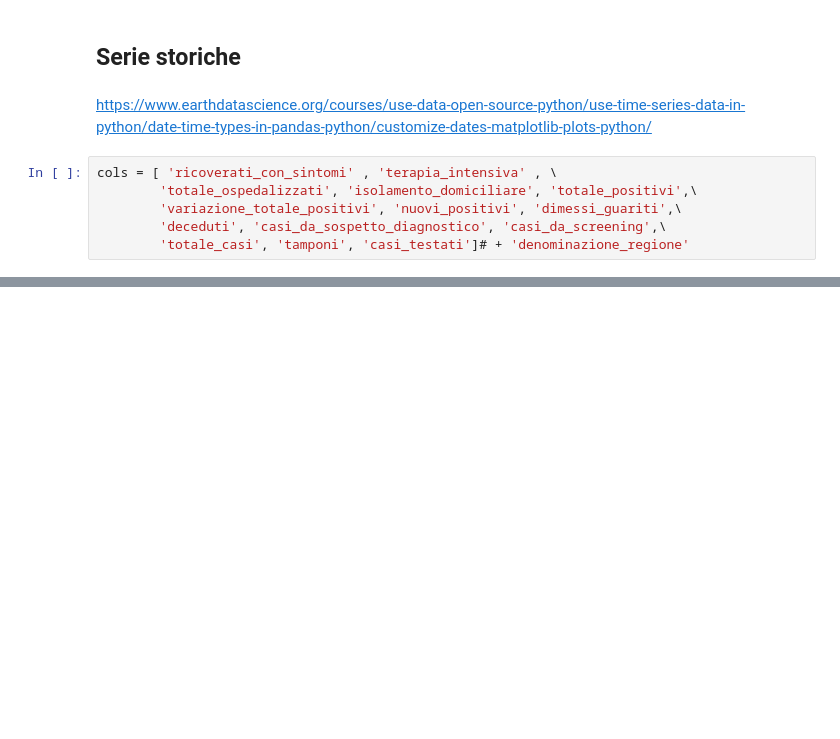
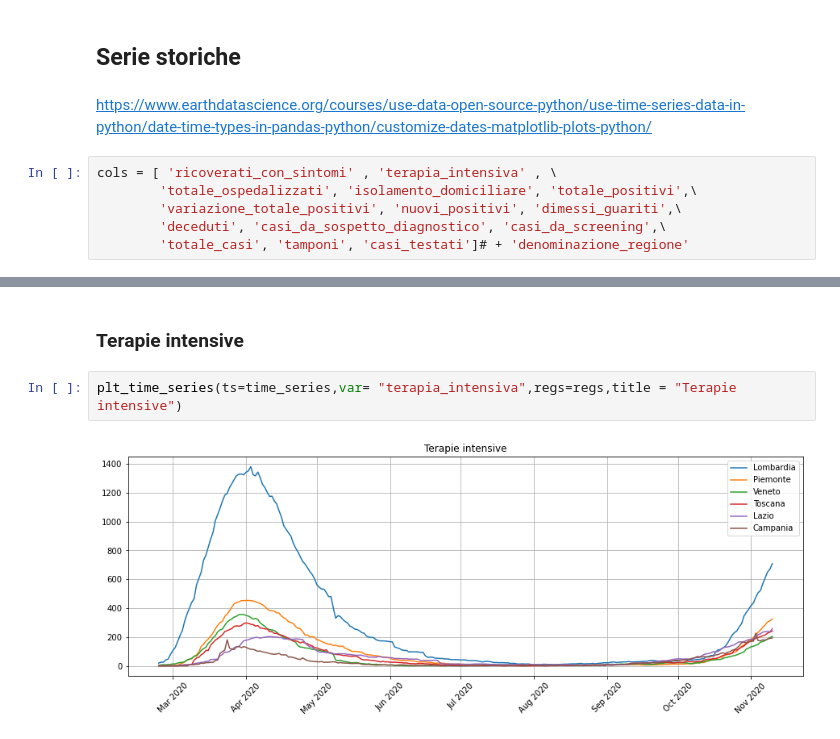
Before and after one commit to EliaStocco/COVID, a Jupyter notebook: covid.ipynb, the cells around one changed output, grey strips where cells are left out. Cells and saved outputs as stored; diff of their text form; blank space fills up the shorter version.

```diff
--- a/covid.ipynb
+++ b/covid.ipynb
@@ -196,0 +274,6 @@ for c in cols:
+# %% [markdown]
+### Terapie intensive
+# %%
+plt_time_series(ts=time_series,var= "terapia_intensiva",regs=regs,title = "Terapie intensive")
+# %% [output]
+[figure, added]
```
Also changed, not shown: parts of 14 cells of this notebook, 14 other files.
